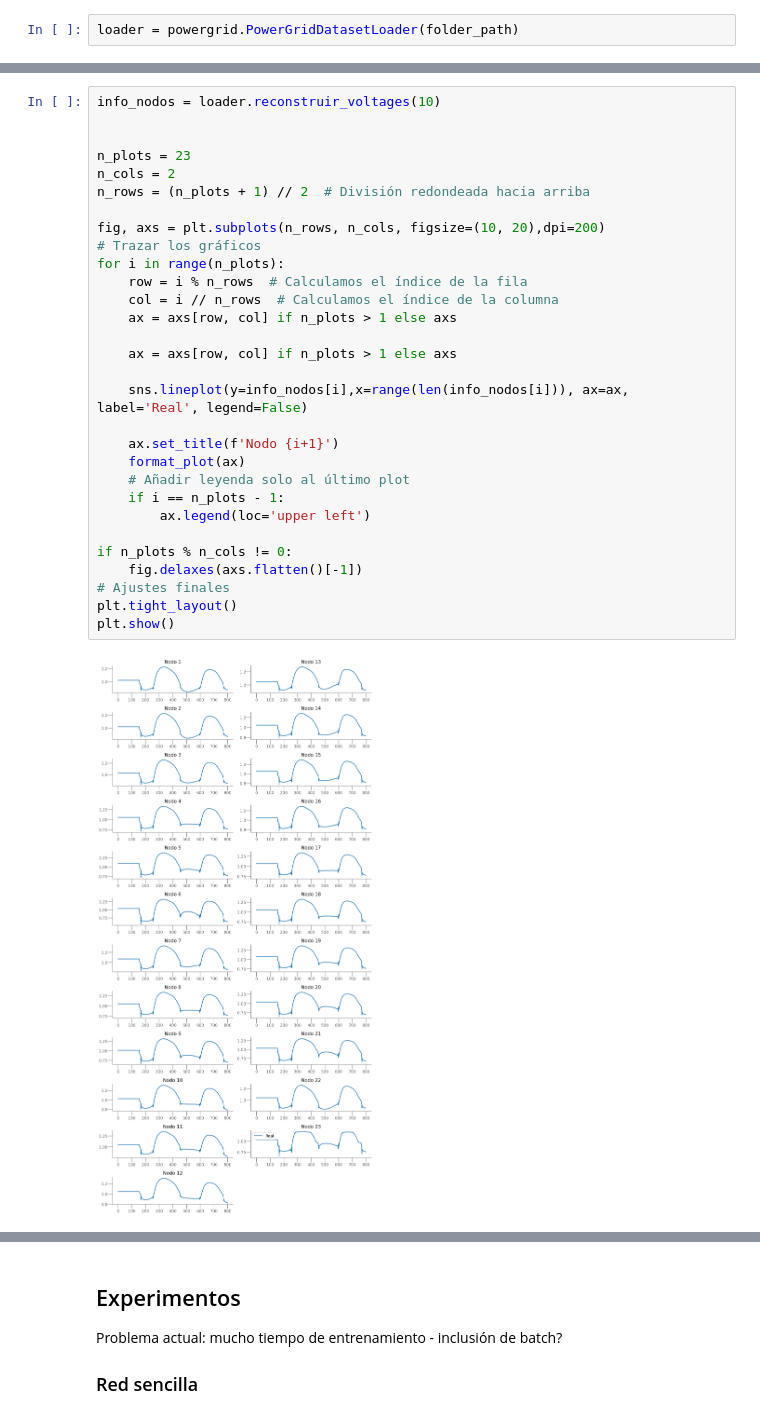
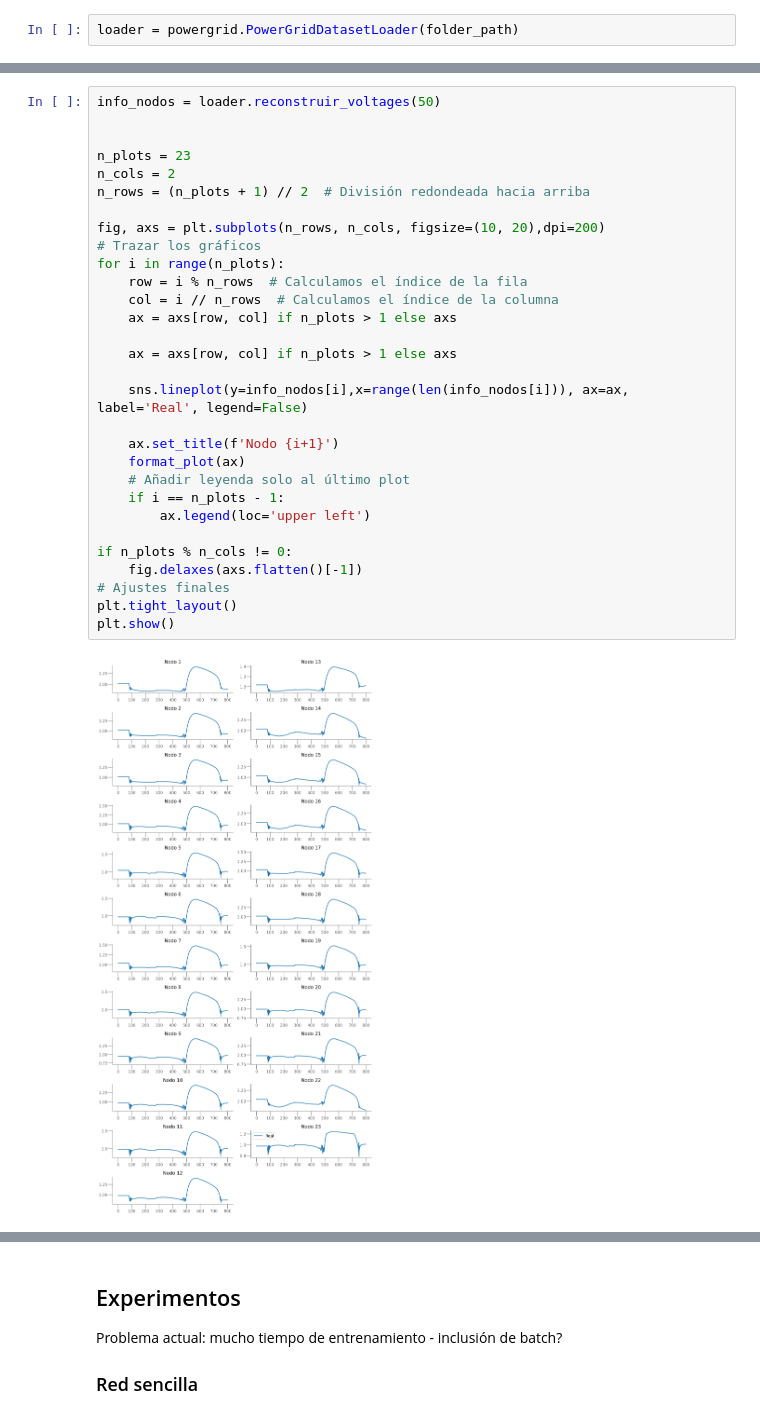
Before and after one commit to maaguado/GNNs_PowerGraph, a Jupyter notebook: TFM/code_dataset2/preprocesamiento.ipynb, the cells around one changed output, grey strips where cells are left out. Cells and saved outputs as stored; diff of their text form.

```diff
--- a/TFM/code_dataset2/preprocesamiento.ipynb
+++ b/TFM/code_dataset2/preprocesamiento.ipynb
@@ -59,34 +40,34 @@ Processing:  row_197
 Number of situations:  550
 Number of timestamps:  800
 # %%
-info_nodos = loader.reconstruir_voltages(10)
+info_nodos = loader.reconstruir_voltages(50)
 
 
 n_plots = 23
 n_cols = 2
 n_rows = (n_plots + 1) // 2  # División redondeada hacia arriba
 
 fig, axs = plt.subplots(n_rows, n_cols, figsize=(10, 20),dpi=200)
 # Trazar los gráficos
 for i in range(n_plots):
     row = i % n_rows  # Calculamos el índice de la fila
     col = i // n_rows  # Calculamos el índice de la columna
     ax = axs[row, col] if n_plots > 1 else axs
 
     ax = axs[row, col] if n_plots > 1 else axs
 
     sns.lineplot(y=info_nodos[i],x=range(len(info_nodos[i])), ax=ax, label='Real', legend=False)
 
     ax.set_title(f'Nodo {i+1}')
     format_plot(ax)
     # Añadir leyenda solo al último plot
     if i == n_plots - 1:
         ax.legend(loc='upper left')
 
 if n_plots % n_cols != 0:
     fig.delaxes(axs.flatten()[-1])
 # Ajustes finales
 plt.tight_layout()
 plt.show()
 # %% [output]
-[figure, old version]
+[figure, new version]
```
Also changed, not shown: parts of 12 cells of this notebook, 1 other file.
